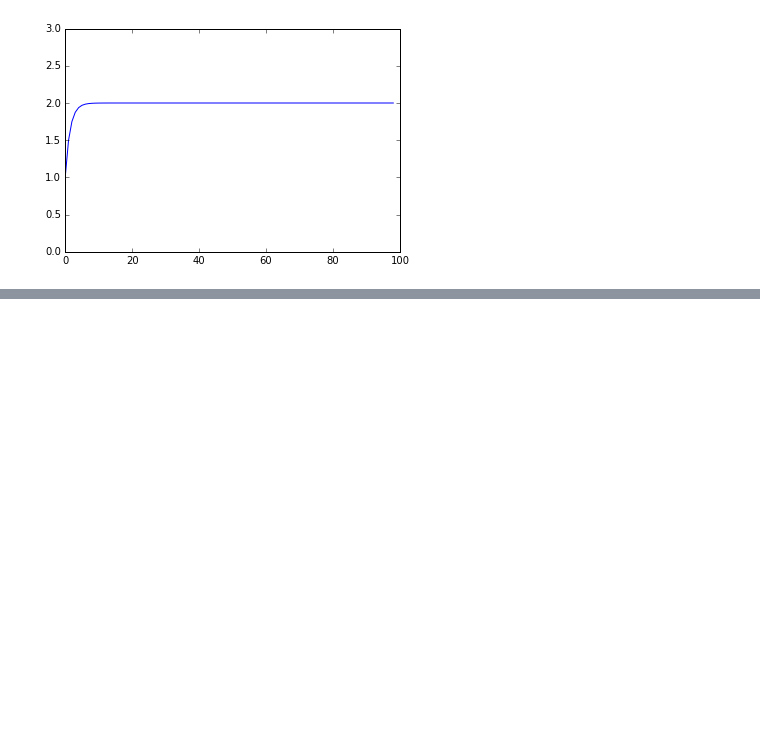
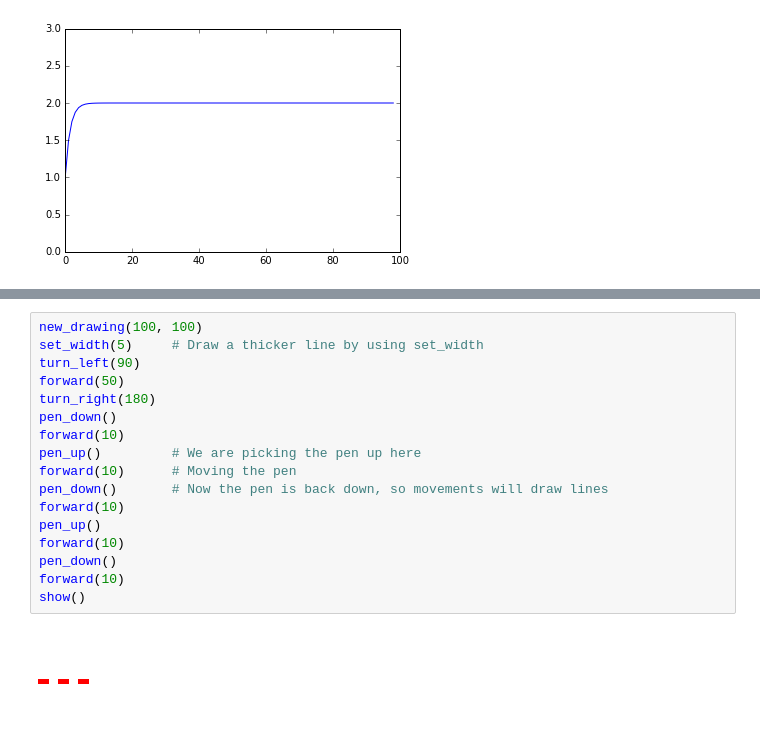
Before and after one commit to jamesdsmith/eecs-day-cs, a Jupyter notebook: EECS Day CS Lab.ipynb, the cells around one changed output, grey strips where cells are left out. Drawn from its saved outputs; the diff is of its cells as text; blank space fills up the shorter version.

```diff
--- a/EECS Day CS Lab.ipynb
+++ b/EECS Day CS Lab.ipynb
@@ -294,0 +359,19 @@ Insert drawing stuff here
+# %%
+new_drawing(100, 100)
+set_width(5)     # Draw a thicker line by using set_width
+turn_left(90)
+forward(50)
+turn_right(180)
+pen_down()
+forward(10)
+pen_up()         # We are picking the pen up here
+forward(10)      # Moving the pen
+pen_down()       # Now the pen is back down, so movements will draw lines
+forward(10)
+pen_up()
+forward(10)
+pen_down()
+forward(10)
+show()
+# %% [output]
+[figure, added]
```
Also changed, not shown: parts of 25 cells of this notebook.
